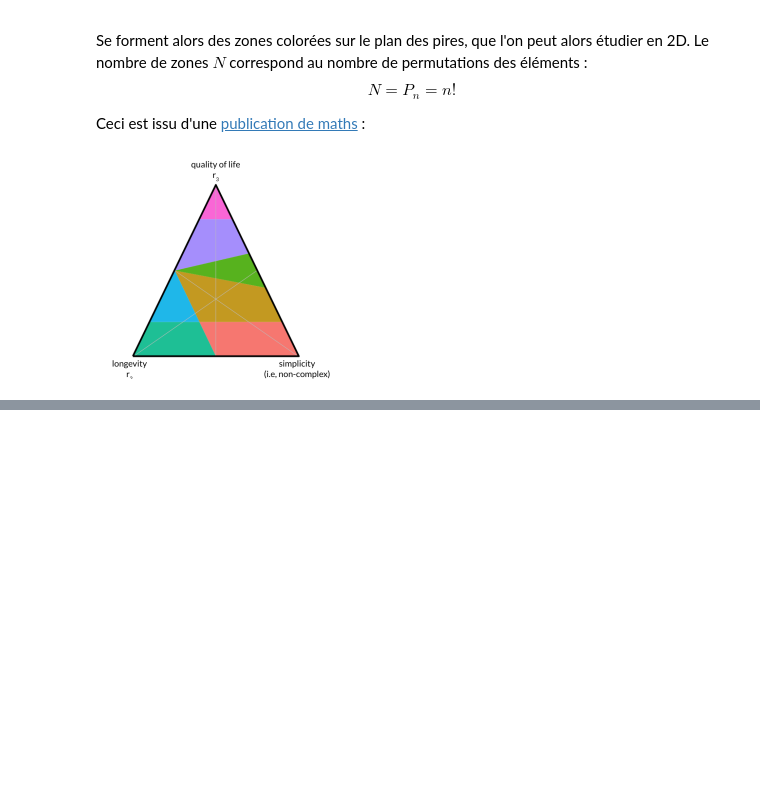
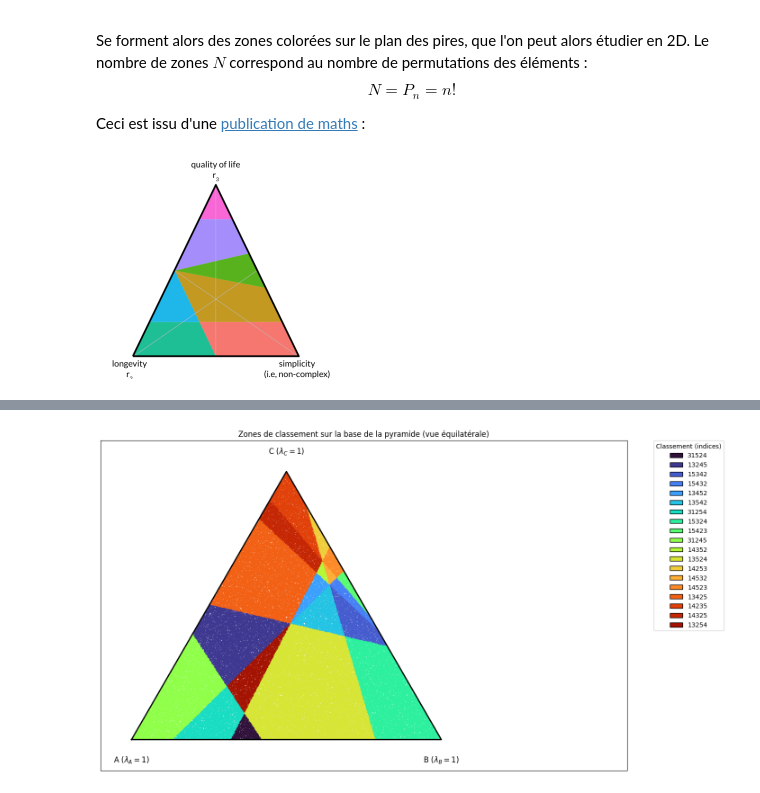
Before and after one commit to Silloky/Grand-Oral, a Jupyter notebook: Aggregation de rangs/Notebook.ipynb, the cells around one changed output, grey strips where cells are left out. Cells and saved outputs as stored; diff of their text form; code cells hidden in the pictures; blank space fills up the shorter version.

```diff
--- a/Aggregation de rangs/Notebook.ipynb
+++ b/Aggregation de rangs/Notebook.ipynb
@@ -379,0 +384,89 @@ Ceci est issu d'une [publication de maths](https://arxiv.org/pdf/2206.00001) :
+# %%
+import matplotlib
+import matplotlib.pyplot as plt
+
+# 1. On génère un ensemble de n_samples ensembles de 3 lambdas aléatoires vérifiant les conditions
+n_samples = 250000
+lambdas = np.random.dirichlet([1, 1, 1], n_samples)
+# La distribution de Dirichlet permet de "balayer" l'entièreté de la base de la pyramide
+
+# 2. Calculer pour chaque lambda l'intersection avec la base et le classement
+base_pts = np.array([[20,0,0], [0,20,0], [0,0,20]])  # triangle base
+
+# Pour chaque lambda, calculer intersection avec base (plan x+y+z=20)
+def intersection_with_base(l):
+    # Droite d: O(0,0,0) + t*u, u = l
+    # Intersection avec x+y+z=20
+    t = 20 / (l[0] + l[1] + l[2])
+    pt = t * l
+    return pt
+base_intersections = np.array([intersection_with_base(l) for l in lambdas])
+
+# 3. Pour chaque lambda, calculer f pour chaque élément et obtenir le classement qui en résulte
+scores_arr = np.array(scores)
+def f(xA, yB, zC, lA, lB, lC):
+    t = xA/(lA + (xA/yB)*lB + (xA/zC)*lC)
+    return t * np.sqrt(lA**2 + lB**2 + lC**2)
+
+rankings = []
+for l in lambdas:
+    fvals = [f(x, y, z, *l) for x, y, z in scores_arr]
+    order = tuple(np.argsort(fvals))
+    rankings.append(order)
+
+# 4. Associer une couleur unique à chaque permutation de classement présente ici
+unique_rankings = list(set(rankings))
+# Use a perceptually uniform colormap for better distinction (e.g. 'nipy_spectral')
+cmap = matplotlib.colormaps.get_cmap('turbo')
+ranking_to_color = {rk: cmap(i / max(1, len(unique_rankings))) for i, rk in enumerate(unique_rankings)}
+colors = np.array([ranking_to_color[rk] for rk in rankings])
+
+# 5. Affichage de la base de la pyramide avec zones colorées
+fig = plt.figure(figsize=(12, 8))  # Increase width for legend
+ax = fig.add_subplot(111)
+
+# Projection barycentrique sur triangle équilatéral pour affichage "vue de face"
+def barycentric_to_equilateral(u, v):
+    # u, v, w barycentric coords (u+v+w=1)
+    # Vertex A: (0,0), B: (1,0), C: (0.5, sqrt(3)/2)
+    w = 1 - u - v
+    x = u * 0 + v * 1 + w * 0.5
+    y = u * 0 + v * 0 + w * (np.sqrt(3)/2)
+    return x, y
+
+# Convert intersection points to barycentric (lambda_A, lambda_B, lambda_C)
+bary_coords = lambdas  # Each row: [lambda_A, lambda_B, lambda_C]
+xy = np.array([barycentric_to_equilateral(u, v) for u, v, _ in bary_coords])
+
+# Draw the triangle and points (unchanged)
+ax.scatter(xy[:,0], xy[:,1], color=colors, s=2, marker='o', linewidths=0)
+ax.plot(triangle_outline[:,0], triangle_outline[:,1], 'k-', lw=2)
+ax.text(0, 0-0.05, r"A ($\lambda_A=1$)", ha='center', va='top', fontsize=12)
+ax.text(1, 0-0.05, r"B ($\lambda_B=1$)", ha='center', va='top', fontsize=12)
+ax.text(0.5, np.sqrt(3)/2+0.05, r"C ($\lambda_C=1$)", ha='center', va='bottom', fontsize=12)
+ax.set_xlim(-0.1, 1.6)  # Make space for legend
+ax.set_ylim(-0.1, np.sqrt(3)/2+0.1)
+ax.set_xticks([])
+ax.set_yticks([])
+ax.set_aspect('equal')
+ax.set_title("Zones de classement sur la base de la pyramide (vue équilatérale)")
+plt.tight_layout()
+
+# Add legend for color <-> ranking mapping
+from matplotlib.patches import Patch
+
+# Prepare legend entries (show only the first N for readability)
+N = min(100, len(unique_rankings))
+legend_elements = []
+for i, rk in enumerate(unique_rankings[:N]):
+    color = ranking_to_color[rk]
+    # Convert tuple of indices to a string, incrementing each by 1 (e.g. (0,2,1,3,4) -> "13245")
+    rk_str = ''.join(str(int(x)+1) for x in rk)
+    legend_elements.append(Patch(facecolor=color, edgecolor='k', label=rk_str))
+
+# Place legend to the right of the triangle
+ax.legend(handles=legend_elements, title="Classement (indices)", bbox_to_anchor=(1.05, 1), loc='upper left', borderaxespad=0.)
+
+plt.show()
+# %% [output]
+[figure, added]
```
Also changed, not shown: parts of 6 cells of this notebook, 6 other files.
